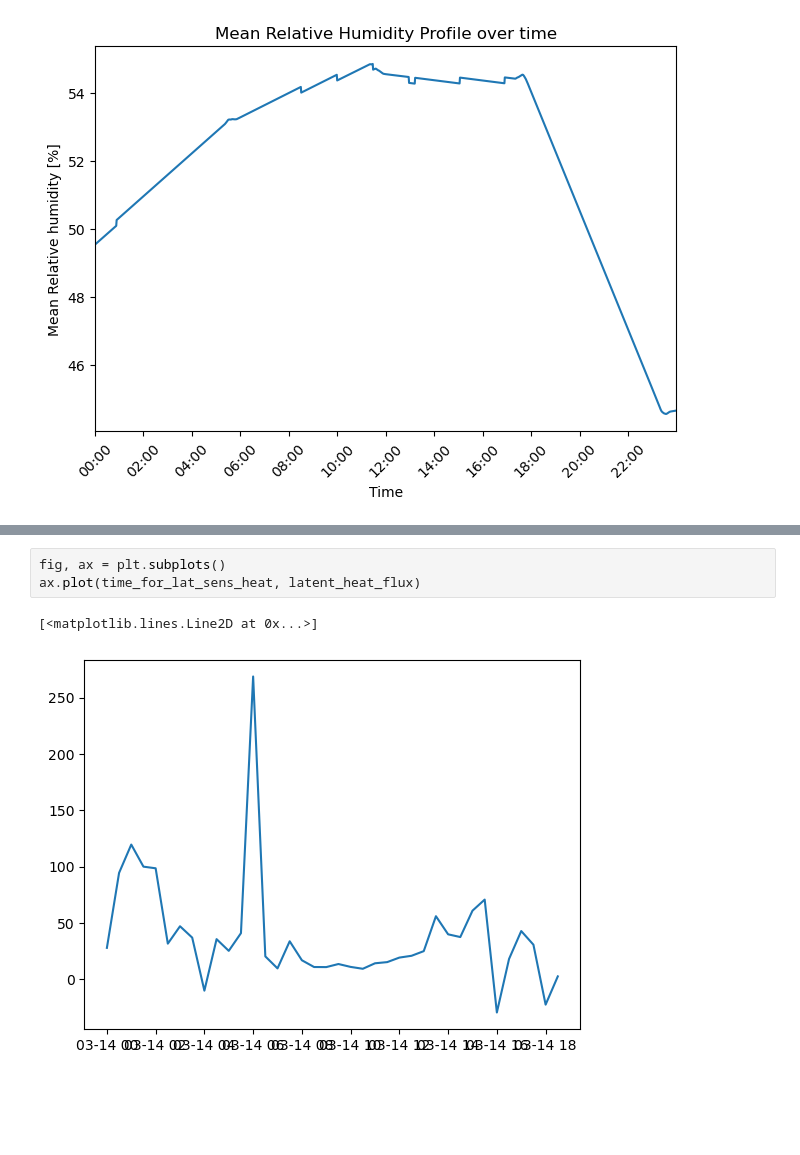
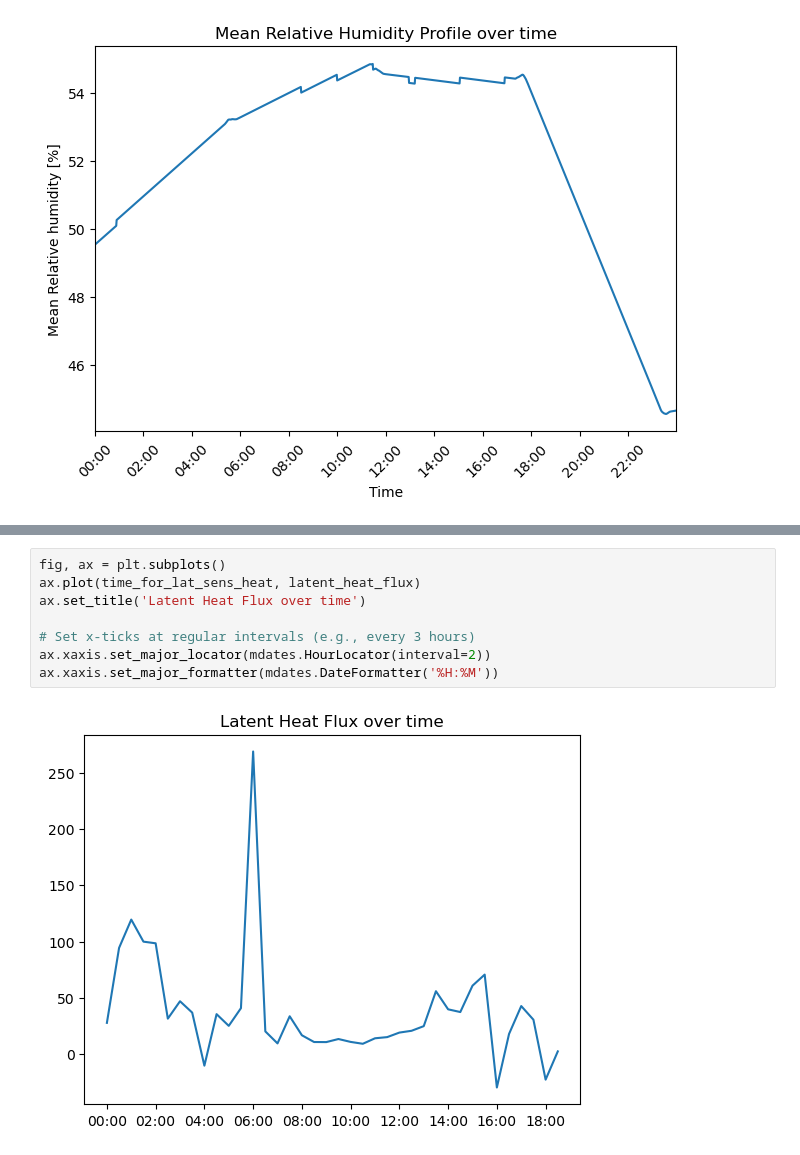
Before and after one commit to clevernat/BL-term-project, a Jupyter notebook: term-project.ipynb, the cells around one changed output, grey strips where cells are left out. Cells and saved outputs as stored; diff of their text form; blank space fills up the shorter version.

```diff
--- a/term-project.ipynb
+++ b/term-project.ipynb
@@ -303,6 +316,10 @@ ax.set_ylabel("Sensible Heat Flux")
 # %%
 fig, ax = plt.subplots()
 ax.plot(time_for_lat_sens_heat, latent_heat_flux)
+ax.set_title('Latent Heat Flux over time')
+
+# Set x-ticks at regular intervals (e.g., every 3 hours)
+ax.xaxis.set_major_locator(mdates.HourLocator(interval=2))
+ax.xaxis.set_major_formatter(mdates.DateFormatter('%H:%M'))
 # %% [output]
-[<matplotlib.lines.Line2D at 0x...>]
-[figure, old version]
+[figure, new version]
```
Also changed, not shown: parts of 2 cells of this notebook, 2 other files.
